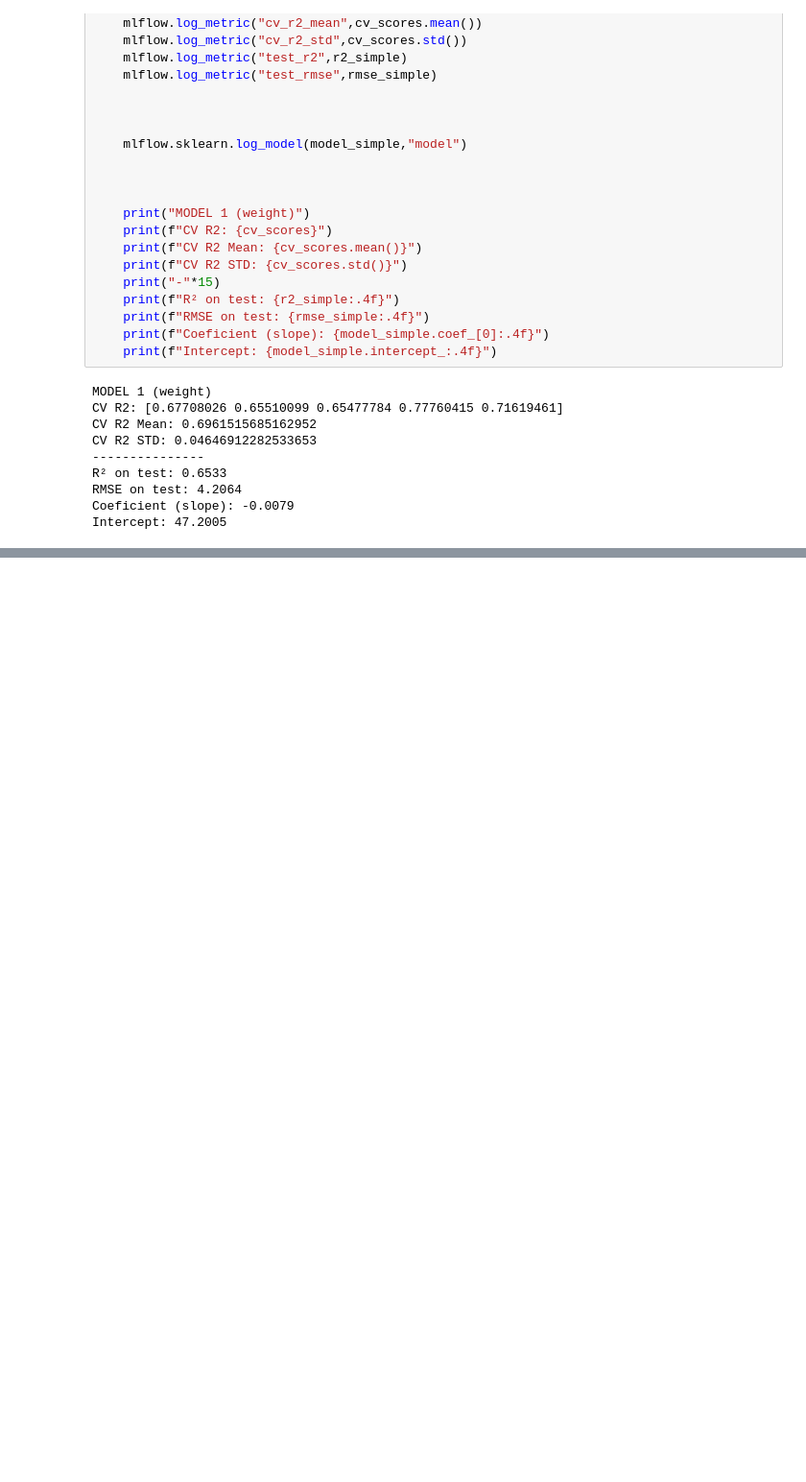
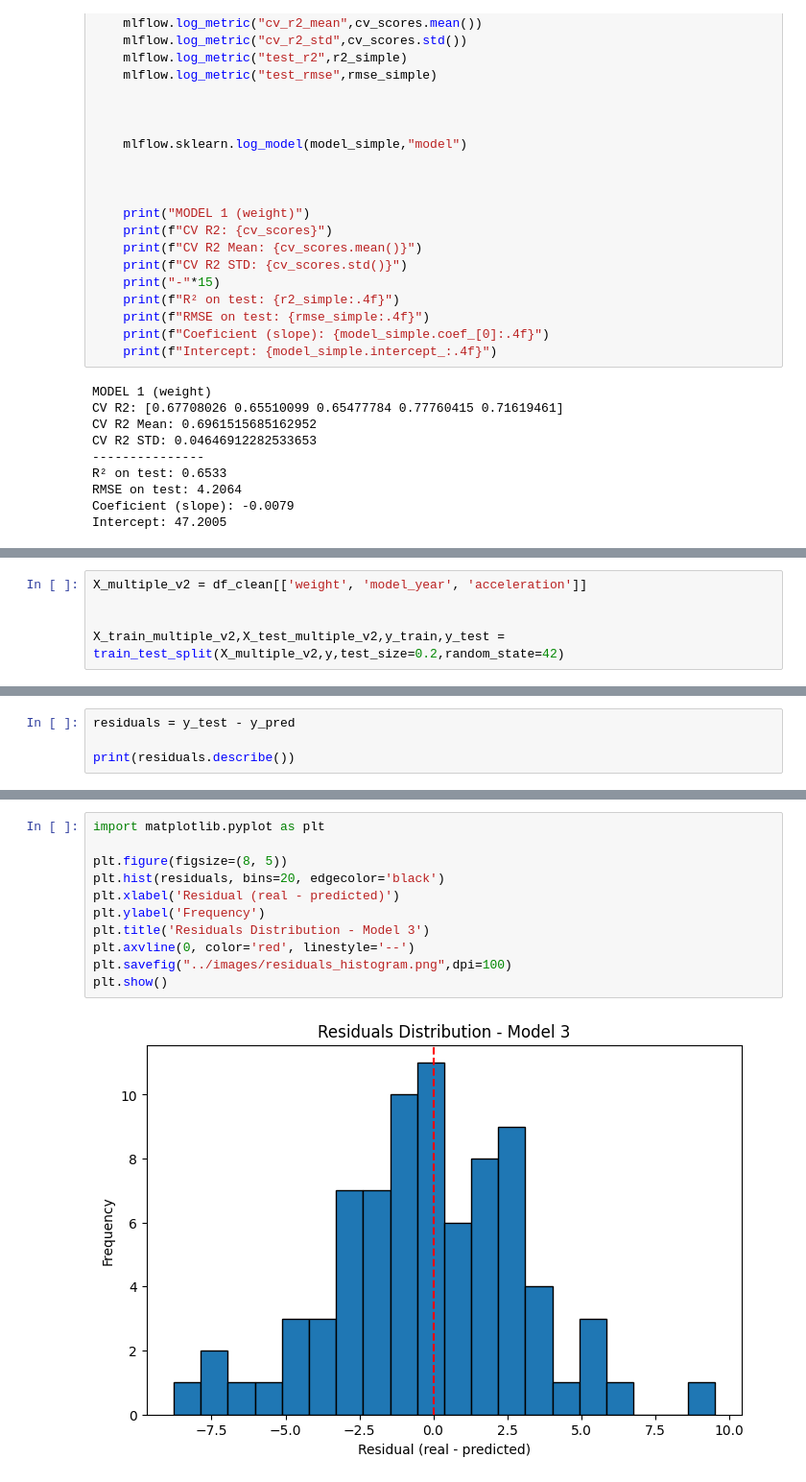
Before and after one commit to saul-gasca/Auto-MPG-MLops-Pipeline, a Jupyter notebook: notebooks/linear_regression.ipynb, the cells around one changed output, grey strips where cells are left out. Shown at 96% size. Cells and saved outputs as stored; diff of their text form; blank space fills up the shorter version.

```diff
--- a/notebooks/linear_regression.ipynb
+++ b/notebooks/linear_regression.ipynb
@@ -291,4 +301,9 @@ R² en test: 0.6780
 RMSE en test: 4.0540
 Coeficientes: {'horsepower': -0.16817858526493742, 'model_year': 0.6658313728403406, 'acceleration': -0.6633015153822948}
 Intercepto: 0.7588
+# %%
+X_multiple_v2 = df_clean[['weight', 'model_year', 'acceleration']]
+
+
+X_train_multiple_v2,X_test_multiple_v2,y_train,y_test = train_test_split(X_multiple_v2,y,test_size=0.2,random_state=42)
 # %%
@@ -295,0 +353,4 @@ X_multiple_v2 = df_clean[['weight', 'model_year', 'acceleration']]
+# %%
+residuals = y_test - y_pred
+
+print(residuals.describe())
@@ -295,0 +367,13 @@ X_multiple_v2 = df_clean[['weight', 'model_year', 'acceleration']]
+# %%
+import matplotlib.pyplot as plt
+
+plt.figure(figsize=(8, 5))
+plt.hist(residuals, bins=20, edgecolor='black')
+plt.xlabel('Residual (real - predicted)')
+plt.ylabel('Frequency')
+plt.title('Residuals Distribution - Model 3')
+plt.axvline(0, color='red', linestyle='--')
+plt.savefig("../images/residuals_histogram.png",dpi=100)
+plt.show()
+# %% [output]
+[figure, added]
```
Also changed, not shown: parts of 8 cells of this notebook, 9 other files.
